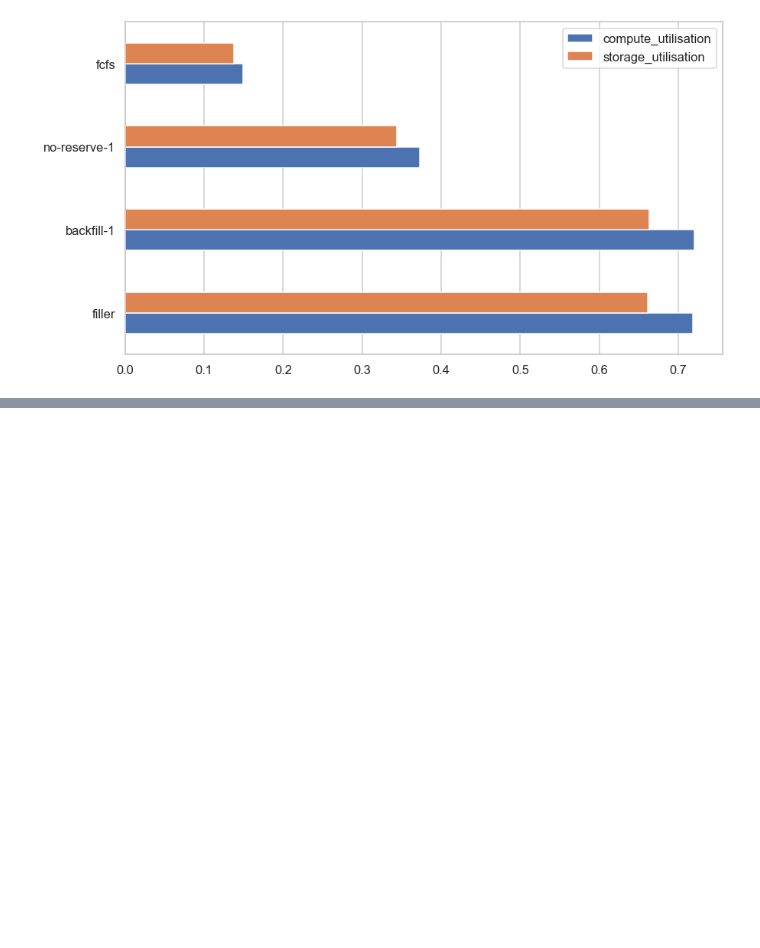
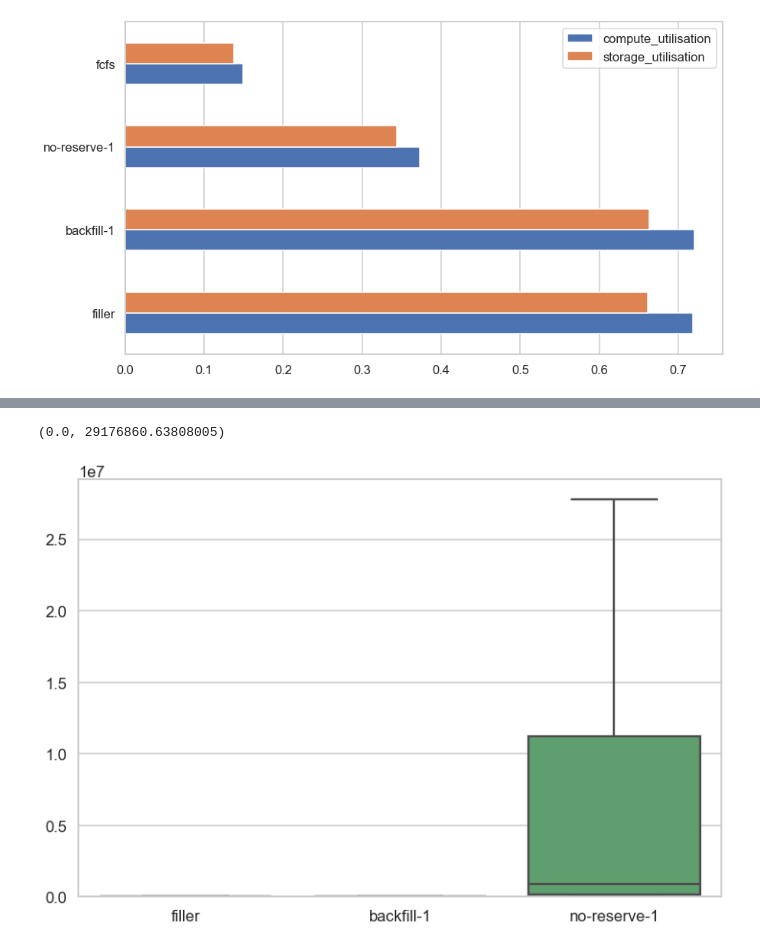
Before and after one commit to jankopanski/Burst-Buffer-Scheduling, a Jupyter notebook: analysis/IOSingleWorkloadComparison.ipynb, the cells around one changed output, grey strips where cells are left out. Cells and saved outputs as stored; diff of their text form; code cells hidden in the pictures; blank space fills up the shorter version.

```diff
--- a/analysis/IOSingleWorkloadComparison.ipynb
+++ b/analysis/IOSingleWorkloadComparison.ipynb
@@ -345,0 +179,8 @@ slowdown.drop(['fcfs', 'nores-backfill-1'], axis=1).boxplot(showfliers=True, fig
+# %%
+# Standard deviation
+fig, ax = plt.subplots(figsize=(12,8))
+sns.boxplot(data=waiting_times.drop(['fcfs'], axis=1), showfliers=False, ax=ax)
+ax.set_ylim(0)
+# %% [output]
+(0.0, 29176860.63808005)
+[figure, added]
```
Also changed, not shown: parts of 37 cells of this notebook.
